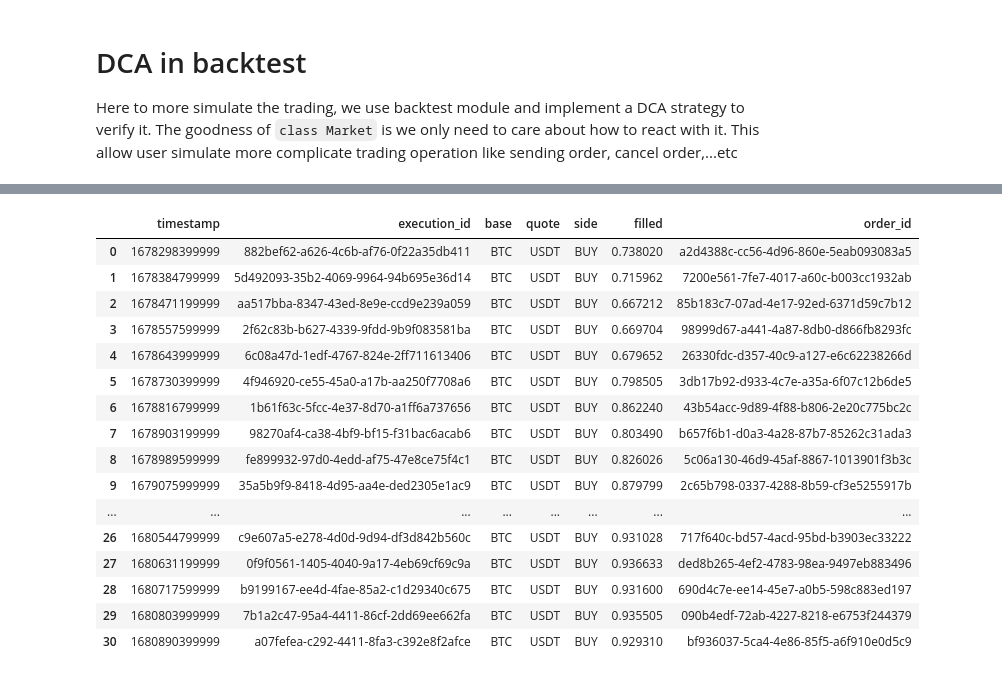
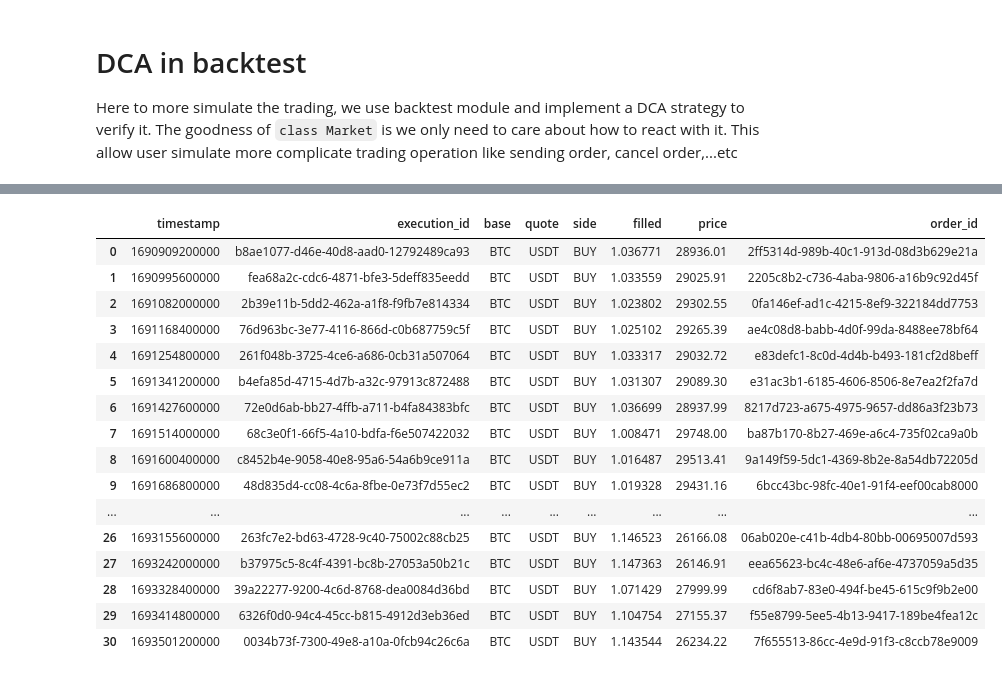
Before and after one commit to BullionBear/crypto-backtest, a Jupyter notebook: notebooks/3_dca_in_backtest_module.ipynb, the cells around one changed output, grey strips where cells are left out. Drawn from its saved outputs; the diff is of its cells as text; code cells hidden in the pictures.

```diff
--- a/notebooks/3_dca_in_backtest_module.ipynb
+++ b/notebooks/3_dca_in_backtest_module.ipynb
@@ -36,8 +36,8 @@ from backtest.components import KLineMarket
 
 from datetime import datetime, timezone
 
-start_time = datetime(2023, 3, 8, tzinfo=timezone.utc).timestamp() * 1000
-end_time = datetime(2023, 4, 8, tzinfo=timezone.utc).timestamp() * 1000
+start_time = datetime(2023, 8, 1, tzinfo=timezone.utc).timestamp() * 1000
+end_time = datetime(2023, 9, 1, tzinfo=timezone.utc).timestamp() * 1000
 data_source = '/home/yite/crypto_data/binance/data'
 kline_iterator = ZipKLineIterator('BTCUSDT', start_time, end_time, data_source)
 market = KLineMarket(kline_iterator)
@@ -78,21 +120,21 @@ while market.is_trade():
 # %%
-import pandas as pd
-pd.DataFrame(list(map(dict, trades)))
+trades = pd.DataFrame(list(map(dict, trades)))
+trades
 # %% [output]
-|  | timestamp | execution_id | base | quote | side | filled | order_id |
-| 0 | 1678298399999 | 882bef62-a626-4c6b-af76-0f22a35db411 | BTC | USDT | BUY | 0.738020 | a2d4388c-cc56-4d96-860e-5eab093083a5 |
-| 1 | 1678384799999 | 5d492093-35b2-4069-9964-94b695e36d14 | BTC | USDT | BUY | 0.715962 | 7200e561-7fe7-4017-a60c-b003cc1932ab |
-| 2 | 1678471199999 | aa517bba-8347-43ed-8e9e-ccd9e239a059 | BTC | USDT | BUY | 0.667212 | 85b183c7-07ad-4e17-92ed-6371d59c7b12 |
-| 3 | 1678557599999 | 2f62c83b-b627-4339-9fdd-9b9f083581ba | BTC | USDT | BUY | 0.669704 | 98999d67-a441-4a87-8db0-d866fb8293fc |
-| 4 | 1678643999999 | 6c08a47d-1edf-4767-824e-2ff711613406 | BTC | USDT | BUY | 0.679652 | 26330fdc-d357-40c9-a127-e6c62238266d |
-| 5 | 1678730399999 | 4f946920-ce55-45a0-a17b-aa250f7708a6 | BTC | USDT | BUY | 0.798505 | 3db17b92-d933-4c7e-a35a-6f07c12b6de5 |
-| 6 | 1678816799999 | 1b61f63c-5fcc-4e37-8d70-a1ff6a737656 | BTC | USDT | BUY | 0.862240 | 43b54acc-9d89-4f88-b806-2e20c775bc2c |
-| 7 | 1678903199999 | 98270af4-ca38-4bf9-bf15-f31bac6acab6 | BTC | USDT | BUY | 0.803490 | b657f6b1-d0a3-4a28-87b7-85262c31ada3 |
-| 8 | 1678989599999 | fe899932-97d0-4edd-af75-47e8ce75f4c1 | BTC | USDT | BUY | 0.826026 | 5c06a130-46d9-45af-8867-1013901f3b3c |
-| 9 | 1679075999999 | 35a5b9f9-8418-4d95-aa4e-ded2305e1ac9 | BTC | USDT | BUY | 0.879799 | 2c65b798-0337-4288-8b59-cf3e5255917b |
-| ... | ... | ... | ... | ... | ... | ... | ... |
-| 26 | 1680544799999 | c9e607a5-e278-4d0d-9d94-df3d842b560c | BTC | USDT | BUY | 0.931028 | 717f640c-bd57-4acd-95bd-b3903ec33222 |
-| 27 | 1680631199999 | 0f9f0561-1405-4040-9a17-4eb69cf69c9a | BTC | USDT | BUY | 0.936633 | ded8b265-4ef2-4783-98ea-9497eb883496 |
-| 28 | 1680717599999 | b9199167-ee4d-4fae-85a2-c1d29340c675 | BTC | USDT | BUY | 0.931600 | 690d4c7e-ee14-45e7-a0b5-598c883ed197 |
-| 29 | 1680803999999 | 7b1a2c47-95a4-4411-86cf-2dd69ee662fa | BTC | USDT | BUY | 0.935505 | 090b4edf-72ab-4227-8218-e6753f244379 |
-| 30 | 1680890399999 | a07fefea-c292-4411-8fa3-c392e8f2afce | BTC | USDT | BUY | 0.929310 | bf936037-5ca4-4e86-85f5-a6f910e0d5c9 |
+|  | timestamp | execution_id | base | quote | side | filled | price | order_id |
+| 0 | 1690909200000 | b8ae1077-d46e-40d8-aad0-12792489ca93 | BTC | USDT | BUY | 1.036771 | 28936.01 | 2ff5314d-989b-40c1-913d-08d3b629e21a |
+| 1 | 1690995600000 | fea68a2c-cdc6-4871-bfe3-5deff835eedd | BTC | USDT | BUY | 1.033559 | 29025.91 | 2205c8b2-c736-4aba-9806-a16b9c92d45f |
+| 2 | 1691082000000 | 2b39e11b-5dd2-462a-a1f8-f9fb7e814334 | BTC | USDT | BUY | 1.023802 | 29302.55 | 0fa146ef-ad1c-4215-8ef9-322184dd7753 |
+| 3 | 1691168400000 | 76d963bc-3e77-4116-866d-c0b687759c5f | BTC | USDT | BUY | 1.025102 | 29265.39 | ae4c08d8-babb-4d0f-99da-8488ee78bf64 |
+| 4 | 1691254800000 | 261f048b-3725-4ce6-a686-0cb31a507064 | BTC | USDT | BUY | 1.033317 | 29032.72 | e83defc1-8c0d-4d4b-b493-181cf2d8beff |
+| 5 | 1691341200000 | b4efa85d-4715-4d7b-a32c-97913c872488 | BTC | USDT | BUY | 1.031307 | 29089.30 | e31ac3b1-6185-4606-8506-8e7ea2f2fa7d |
+| 6 | 1691427600000 | 72e0d6ab-bb27-4ffb-a711-b4fa84383bfc | BTC | USDT | BUY | 1.036699 | 28937.99 | 8217d723-a675-4975-9657-dd86a3f23b73 |
+| 7 | 1691514000000 | 68c3e0f1-66f5-4a10-bdfa-f6e507422032 | BTC | USDT | BUY | 1.008471 | 29748.00 | ba87b170-8b27-469e-a6c4-735f02ca9a0b |
+| 8 | 1691600400000 | c8452b4e-9058-40e8-95a6-54a6b9ce911a | BTC | USDT | BUY | 1.016487 | 29513.41 | 9a149f59-5dc1-4369-8b2e-8a54db72205d |
+| 9 | 1691686800000 | 48d835d4-cc08-4c6a-8fbe-0e73f7d55ec2 | BTC | USDT | BUY | 1.019328 | 29431.16 | 6bcc43bc-98fc-40e1-91f4-eef00cab8000 |
+| ... | ... | ... | ... | ... | ... | ... | ... | ... |
+| 26 | 1693155600000 | 263fc7e2-bd63-4728-9c40-75002c88cb25 | BTC | USDT | BUY | 1.146523 | 26166.08 | 06ab020e-c41b-4db4-80bb-00695007d593 |
+| 27 | 1693242000000 | b37975c5-8c4f-4391-bc8b-27053a50b21c | BTC | USDT | BUY | 1.147363 | 26146.91 | eea65623-bc4c-48e6-af6e-4737059a5d35 |
+| 28 | 1693328400000 | 39a22277-9200-4c6d-8768-dea0084d36bd | BTC | USDT | BUY | 1.071429 | 27999.99 | cd6f8ab7-83e0-494f-be45-615c9f9b2e00 |
+| 29 | 1693414800000 | 6326f0d0-94c4-45cc-b815-4912d3eb36ed | BTC | USDT | BUY | 1.104754 | 27155.37 | f55e8799-5ee5-4b13-9417-189be4fea12c |
+| 30 | 1693501200000 | 0034b73f-7300-49e8-a10a-0fcb94c26c6a | BTC | USDT | BUY | 1.143544 | 26234.22 | 7f655513-86cc-4e9d-91f3-c8ccb78e9009 |
```
Also changed, not shown: parts of 11 cells of this notebook, 2 other files.
